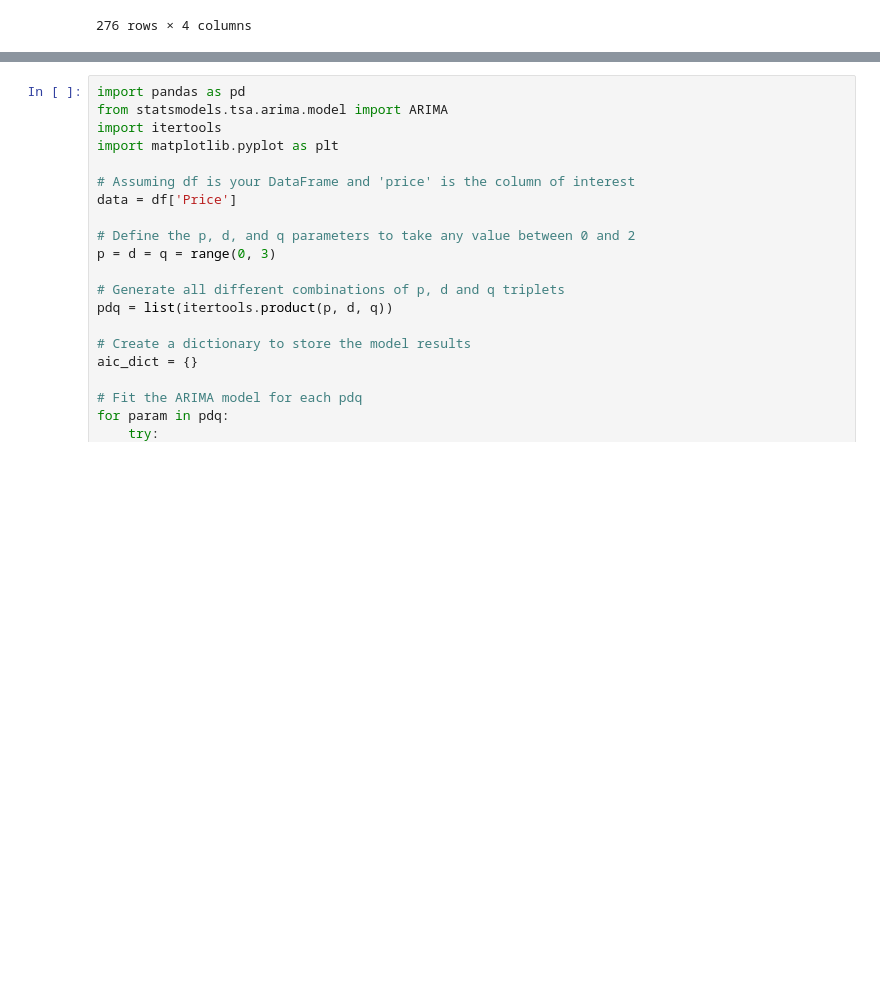
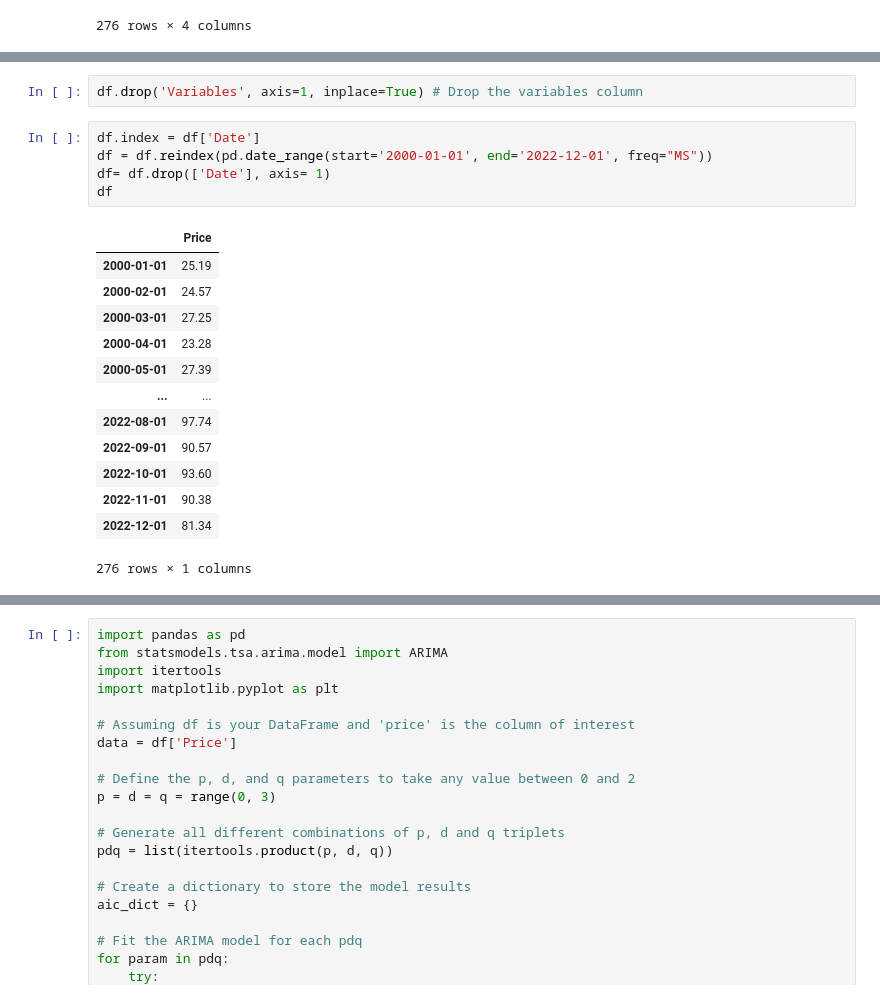
Before and after one commit to jnopareboateng/ml-library, a Jupyter notebook: tsa.ipynb, the cells around one changed output, grey strips where cells are left out. Drawn from its saved outputs; the diff is of its cells as text; blank space fills up the shorter version.

```diff
--- a/tsa.ipynb
+++ b/tsa.ipynb
@@ -82,3 +111,24 @@ df['Date'] = pd.to_datetime(df['Year'].astype(str) + df['Month'], format='%Y%b')
+# %%
+df.drop('Variables', axis=1, inplace=True) # Drop the variables column
+# %%
+df.index = df['Date']
+df = df.reindex(pd.date_range(start='2000-01-01', end='2022-12-01', freq="MS"))
+df= df.drop(['Date'], axis= 1)
+df
+# %% [output]
+|  | Price |
+| 2000-01-01 | 25.19 |
+| 2000-02-01 | 24.57 |
+| 2000-03-01 | 27.25 |
+| 2000-04-01 | 23.28 |
+| 2000-05-01 | 27.39 |
+| ... | ... |
+| 2022-08-01 | 97.74 |
+| 2022-09-01 | 90.57 |
+| 2022-10-01 | 93.60 |
+| 2022-11-01 | 90.38 |
+| 2022-12-01 | 81.34 |
+276 rows × 1 columns
 # %%
 df.shape # Display the shape of the data after modification
 # %% [output]
```
Also changed, not shown: parts of 15 cells of this notebook, 4 other files.
